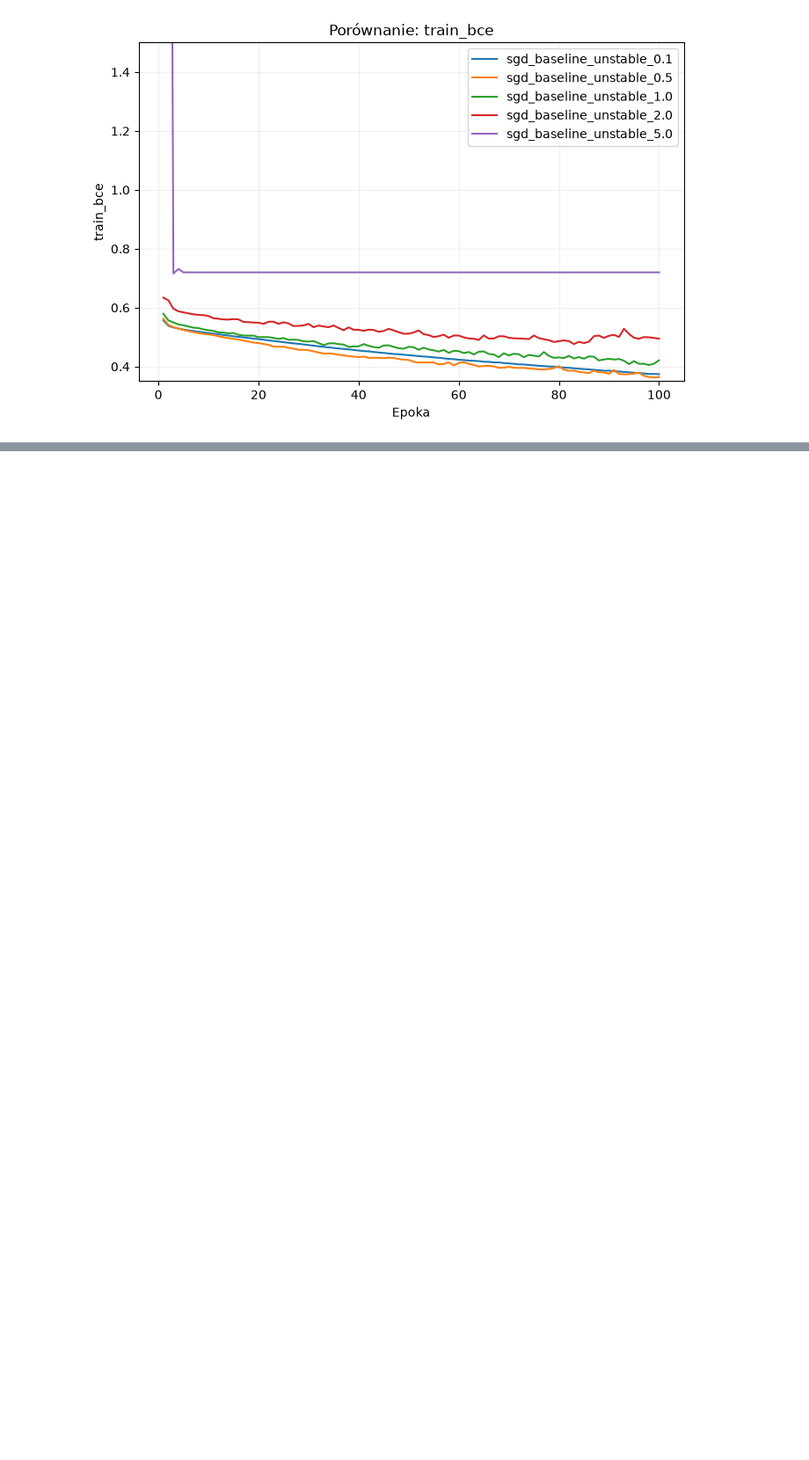
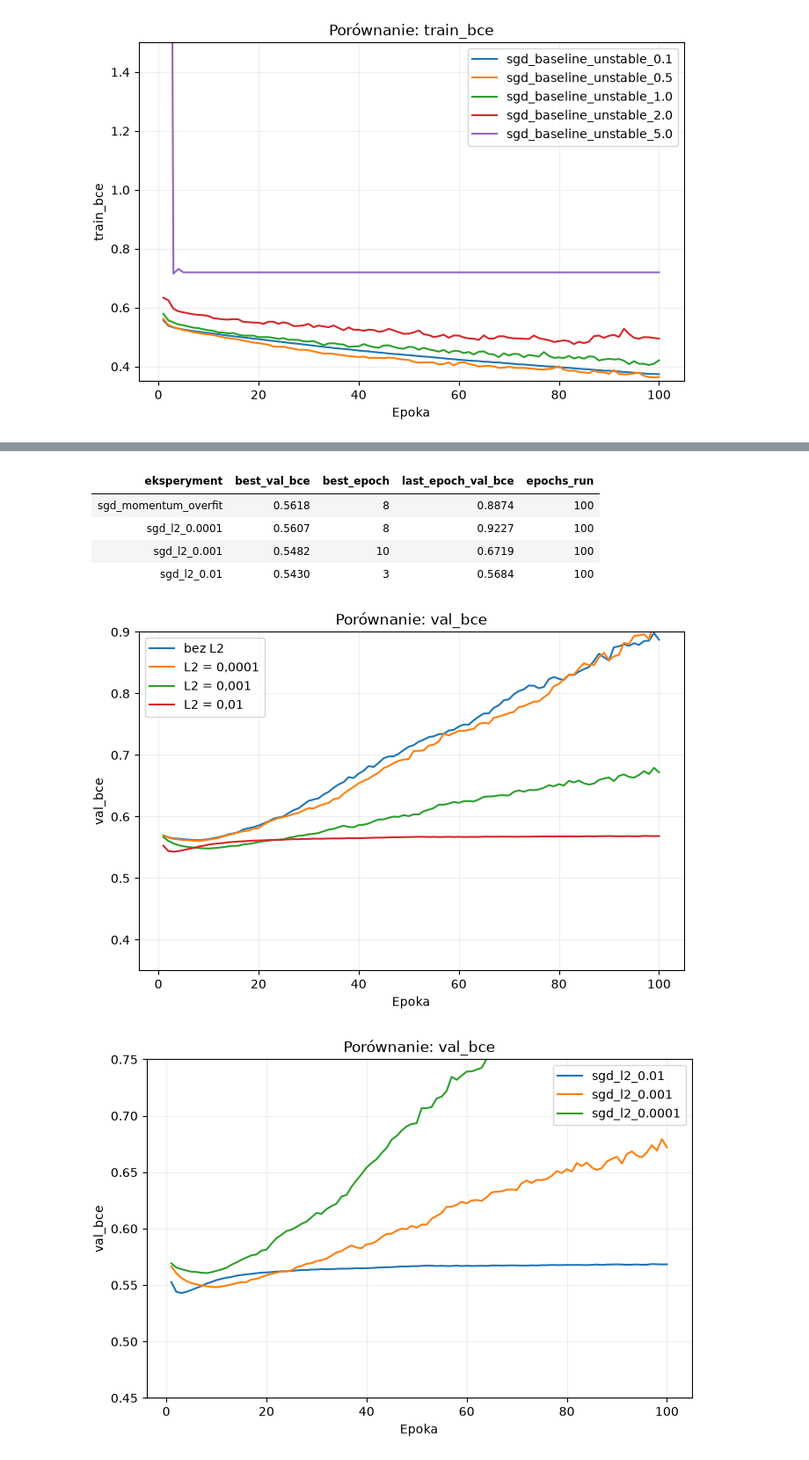
Before and after one commit to juliansuszko/Projekt1---Diagnostyka-procesu-uczenia, a Jupyter notebook: notebooks/diagnostyka_treningu.ipynb, the cells around one changed output, grey strips where cells are left out. Shown at 88% size. Saved outputs shown, nothing was run; the diff lists cells and outputs as text; code cells hidden in the pictures; blank space fills up the shorter version.

```diff
--- a/notebooks/diagnostyka_treningu.ipynb
+++ b/notebooks/diagnostyka_treningu.ipynb
@@ -399,0 +431,21 @@ for name, m in test_results.items():
+# %%
+overfit = ExperimentConfig(name="sgd_momentum_overfit", momentum=0.9)
+run_experiment(overfit, X_train_s, y_train, X_val_s, y_val)
+for l2 in [0.0001, 0.001, 0.01]:
+    run_experiment(replace(overfit, name=f"sgd_l2_{l2}", l2=l2), X_train_s, y_train, X_val_s, y_val)
+
+l2_names = ["sgd_momentum_overfit", "sgd_l2_0.0001", "sgd_l2_0.001", "sgd_l2_0.01"]
+display(Markdown(results_table(l2_names)))
+plot_compare(l2_names, metric="val_bce", labels=["bez L2", "L2 = 0,0001", "L2 = 0,001", "L2 = 0,01"],
+             ylim=(0.35, 0.9), filename="p6_l2_val_bce.png")
+
+plot_compare(["sgd_l2_0.01", "sgd_l2_0.001", "sgd_l2_0.0001"], metric="val_bce", filename="compare_sgd_l2.png")
+# %% [output]
+| eksperyment | best_val_bce | best_epoch | last_epoch_val_bce | epochs_run |
+| --- | --- | --- | --- | --- |
+| sgd_momentum_overfit | 0.5618 | 8 | 0.8874 | 100 |
+| sgd_l2_0.0001 | 0.5607 | 8 | 0.9227 | 100 |
+| sgd_l2_0.001 | 0.5482 | 10 | 0.6719 | 100 |
+| sgd_l2_0.01 | 0.5430 | 3 | 0.5684 | 100 |
+[figure, added]
+[figure, added]
```
Also changed, not shown: parts of 5 cells of this notebook, 8 other files.
